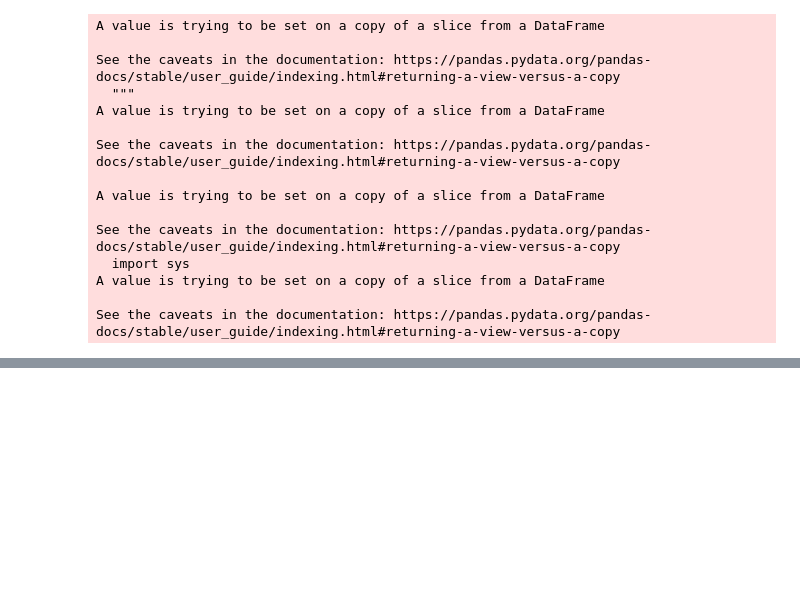
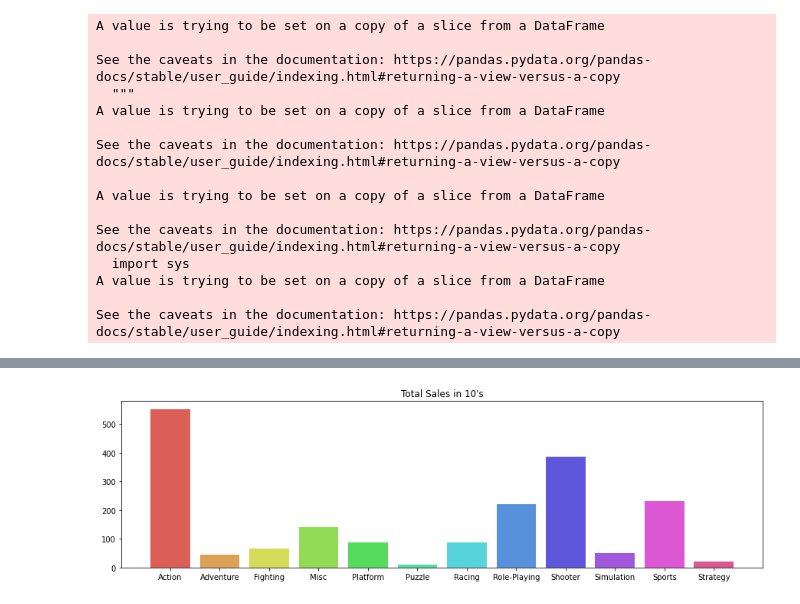
Before and after one commit to suzzini/DS_Project, a Jupyter notebook: DS_Project1.ipynb, the cells around one changed output, grey strips where cells are left out. Saved outputs shown, nothing was run; the diff lists cells and outputs as text; code cells hidden in the pictures; blank space fills up the shorter version.

```diff
--- a/DS_Project1.ipynb
+++ b/DS_Project1.ipynb
@@ -69,0 +248,8 @@ Name: Other_Sales, Length: 16598, dtype: float64
+# %%
+plt.figure(figsize=(15,4))
+plt.bar(genre,y_g10_s,color=colors)
+plt.title('Total Sales in 10\'s')
+
+plt.show()
+# %% [output]
+[figure, added]
```
Also changed, not shown: parts of 91 cells of this notebook.
